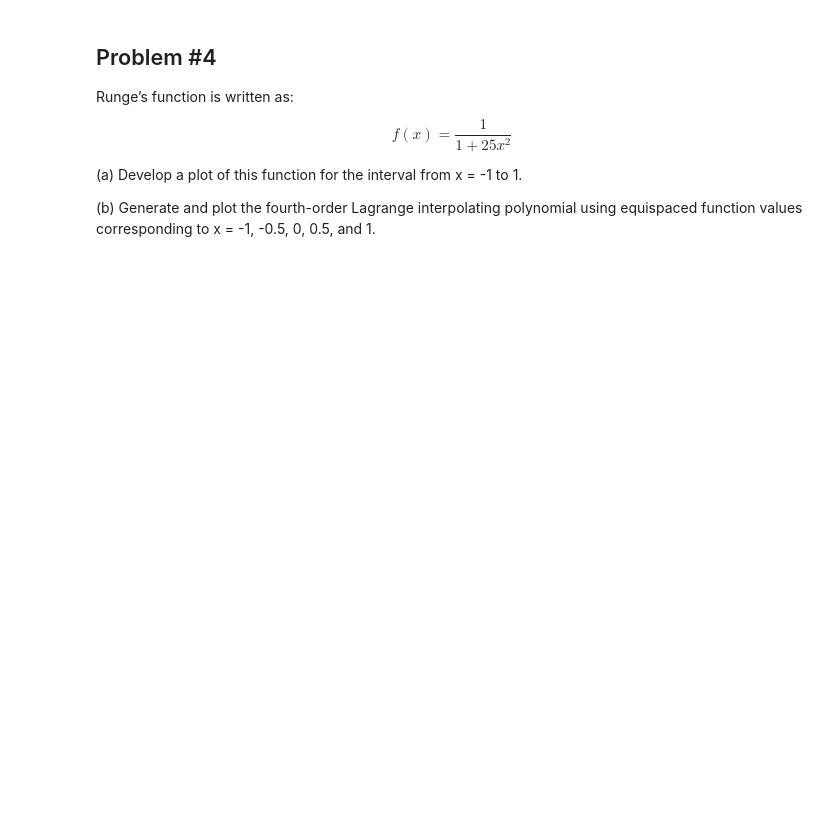
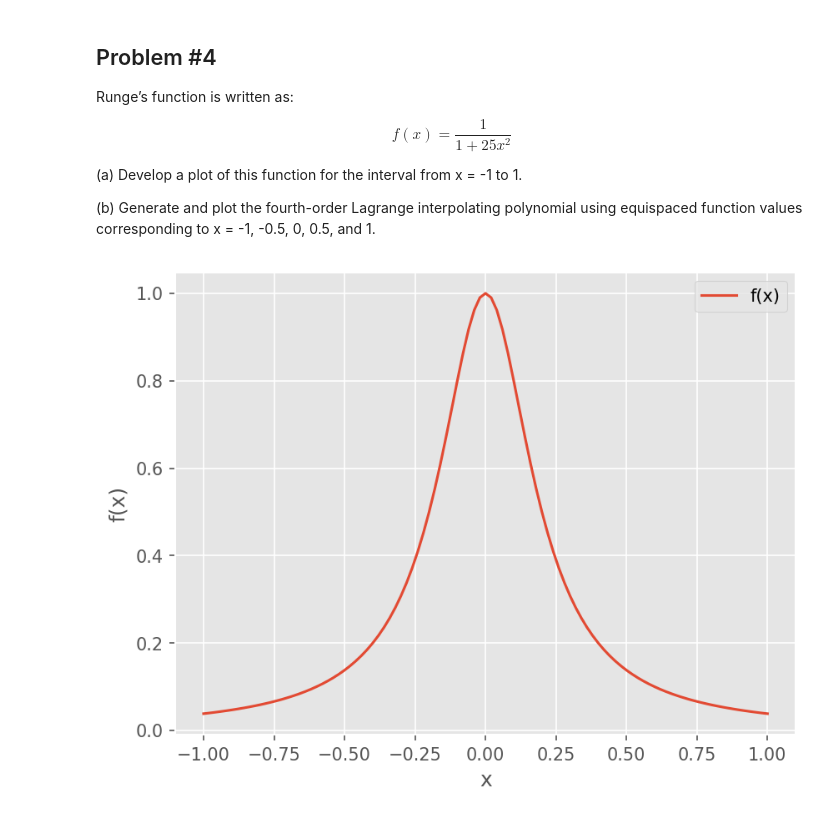
Before and after one commit to Donghoon-Y/inha, a Jupyter notebook: summer study/Assignment_05_Reg_Int.ipynb, the cells around one changed output. Drawn from its saved outputs; the diff is of its cells as text; code cells hidden in the pictures; blank space fills up the shorter version.

```diff
--- a/summer study/Assignment_05_Reg_Int.ipynb
+++ b/summer study/Assignment_05_Reg_Int.ipynb
@@ -143,7 +226,17 @@ $$
 # %%
 # Write your answer (a)
 # YOUR CODE HERE
-raise NotImplementedError()
+x = np.linspace(-1, 1, 101)
+f = lambda x : 1 /(1+25*x**2)
+
+plt.plot(x, f(x), label = "f(x)")
+plt.xlabel('x')
+plt.ylabel('f(x)')
+plt.legend()
+plt.grid(True)
+plt.show()
+# %% [output]
+[figure, added]
 # %%
 # Write your answer (b)
 # YOUR CODE HERE
```
Also changed, not shown: parts of 6 cells of this notebook, 1 other file.
